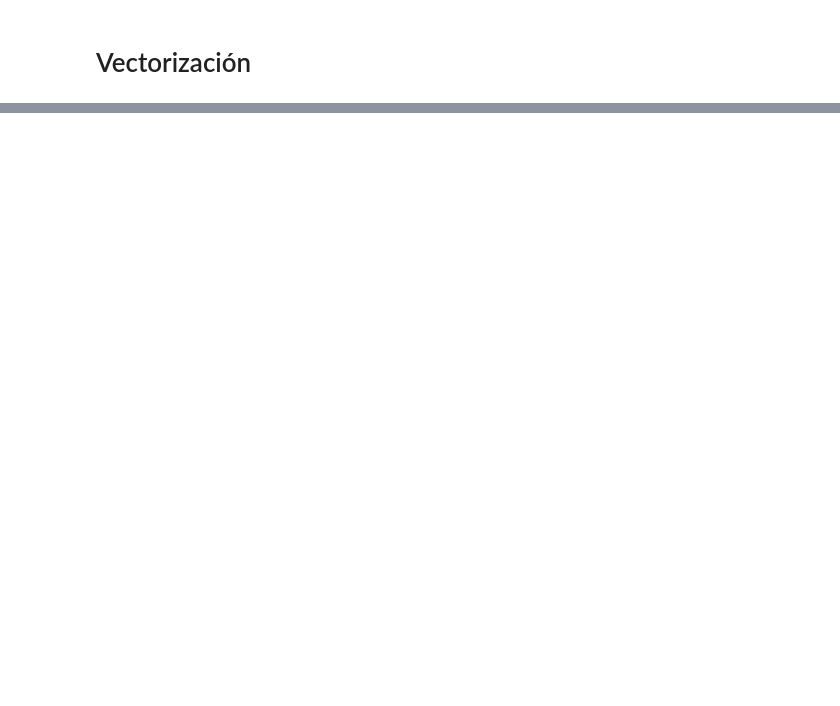
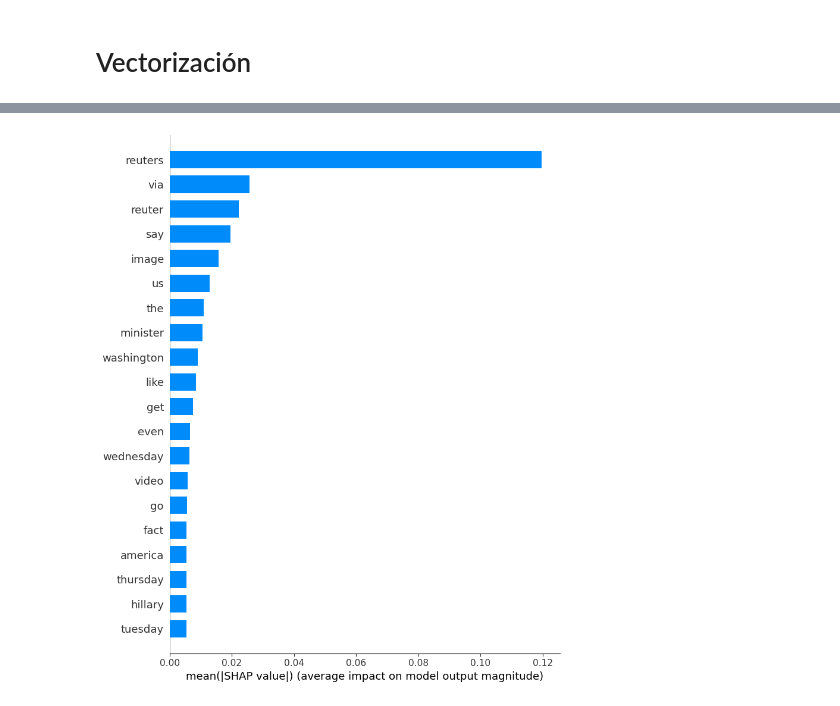
Before and after one commit to guillermo-grande/Fake-News-Detection, a Jupyter notebook: pipeline.ipynb, the cells around one changed output, grey strips where cells are left out. Cells and saved outputs as stored; diff of their text form; code cells hidden in the pictures; blank space fills up the shorter version.

Commit message:
Applied vectorization, first RF model and SHAP explainability

```diff
--- a/pipeline.ipynb
+++ b/pipeline.ipynb
@@ -225,0 +243,5 @@ df.to_csv("CleanedFakeAndRealNews.csv", index=False)
+# %%
+# Definimos y utilizamos vectorizador TF-IDF
+vectorizer = TfidfVectorizer(max_features=5000)  # 5000 palabras más importantes
+X_train = vectorizer.fit_transform(X_train)
+X_test = vectorizer.transform(X_test)
@@ -225,0 +254,8 @@ df.to_csv("CleanedFakeAndRealNews.csv", index=False)
+# %%
+# Entrenar modelo
+rf = RandomForestClassifier(n_estimators=100)
+rf.fit(X_train, y_train)
+
+# Evaluación en test
+y_pred = rf.predict(X_test)
+print("Precisión:", accuracy_score(y_test, y_pred))
@@ -225,0 +268,10 @@ df.to_csv("CleanedFakeAndRealNews.csv", index=False)
+# %%
+import shap
+
+# Es necesario convertir las matrices dispersas a densas
+X_train_dense = X_train.toarray()
+X_test_dense = X_test.toarray()
+
+# Aplicamos SHAP
+explainer = shap.Explainer(rf, X_train_dense)
+shap_values = explainer(X_test_dense)
@@ -225,0 +282,12 @@ df.to_csv("CleanedFakeAndRealNews.csv", index=False)
+# %%
+# Obtén las palabras de los vectores TF-IDF
+feature_names = vectorizer.get_feature_names_out()
+
+# Elegir índice que vas a explicar
+class_index = 0 # Noticia falsa
+
+# Seleccionamos los valores SHAP para dicha clase
+shap_values_class = shap_values[:, :, class_index]
+
+# Mostrar valores SHAP
+shap.summary_plot(shap_values_class, X_test_dense, feature_names=feature_names, plot_type="bar")
@@ -225,0 +296,11 @@ df.to_csv("CleanedFakeAndRealNews.csv", index=False)
+# %%
+# Elegir índice que vas a explicar
+class_index = 1 # Noticia real
+
+# Seleccionamos los valores SHAP para dicha clase
+shap_values_class = shap_values[:, :, class_index]
+
+# Mostrar valores SHAP
+shap.summary_plot(shap_values_class, X_test_dense, feature_names=feature_names, plot_type="bar")
+# %% [output]
+[figure, added]
```
Also changed, not shown: parts of 19 cells of this notebook.
